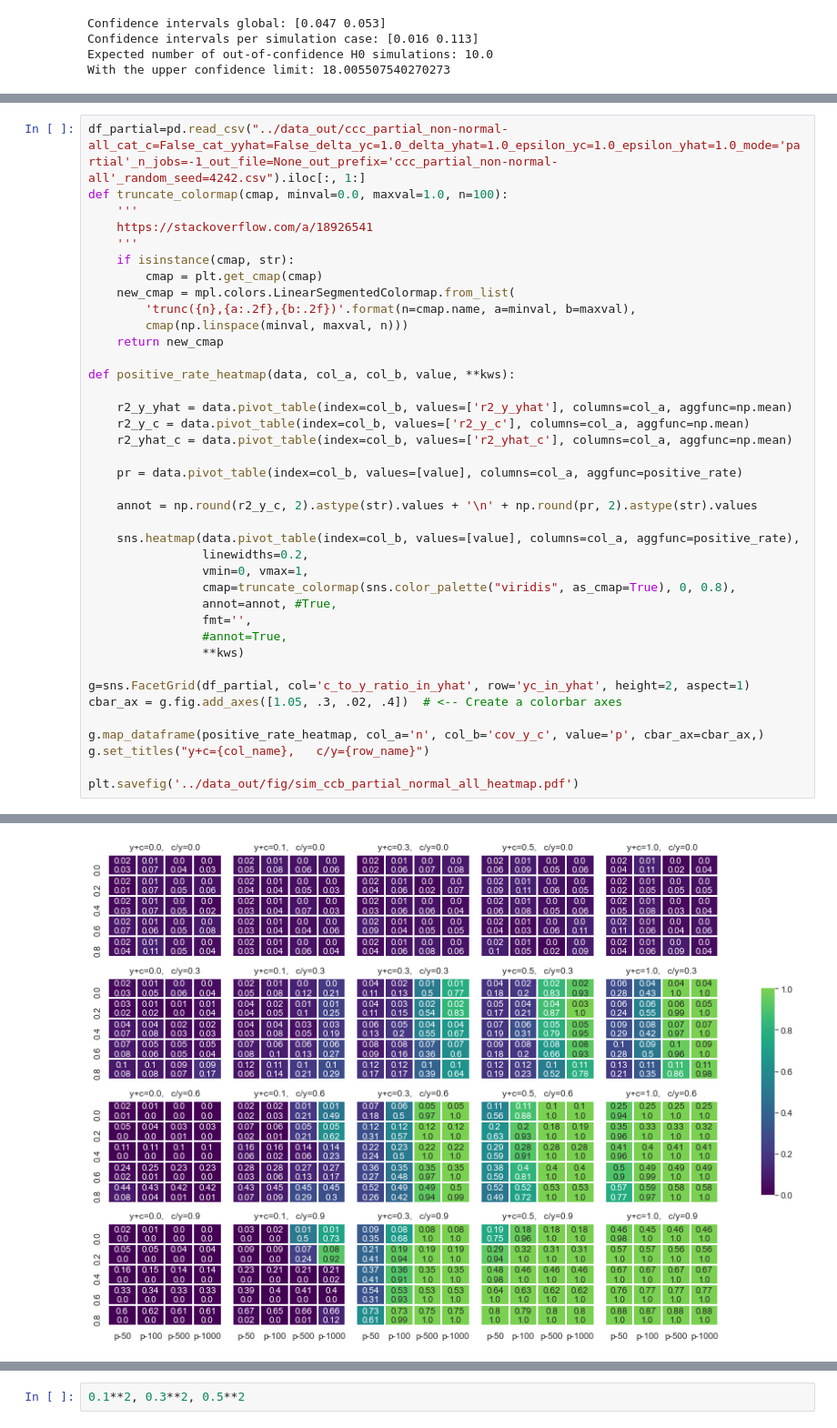
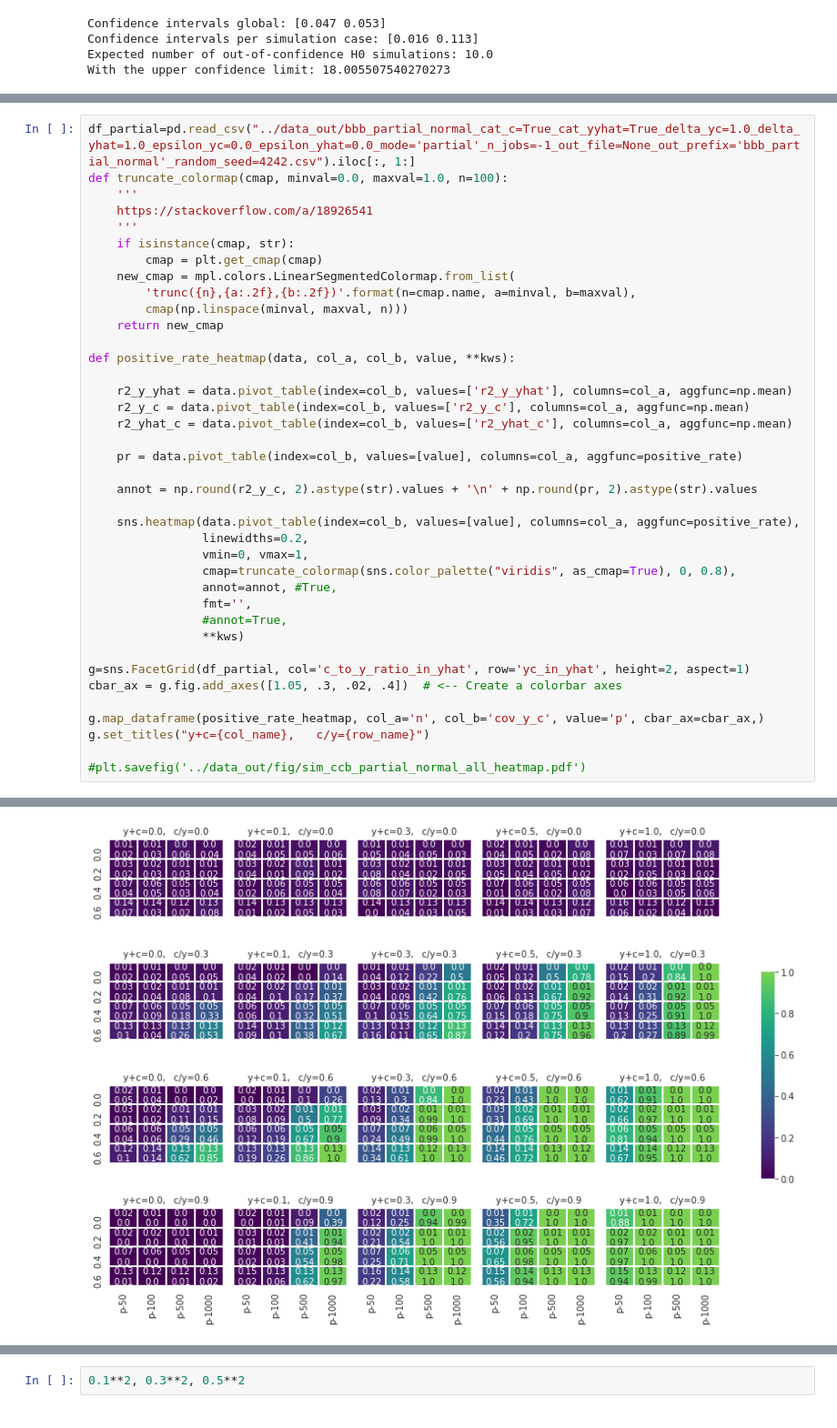
Before and after one commit to pni-lab/mlconfound, a Jupyter notebook: notebooks/plot_simulation_results_partial.ipynb, the cells around one changed output, grey strips where cells are left out. Shown at 91% size. Cells and saved outputs as stored; diff of their text form.

Commit message:
simulations: partial correlation

```diff
--- a/notebooks/plot_simulation_results_partial.ipynb
+++ b/notebooks/plot_simulation_results_partial.ipynb
@@ -472,5 +471,5 @@ plt.savefig('../data_out/fig/sim_ccb_full_normal_all_heatmap.pdf')
 # %%
-df_partial=pd.read_csv("../data_out/ccc_partial_non-normal-all_cat_c=False_cat_yyhat=False_delta_yc=1.0_delta_yhat=1.0_epsilon_yc=1.0_epsilon_yhat=1.0_mode='partial'_n_jobs=-1_out_file=None_out_prefix='ccc_partial_non-normal-all'_random_seed=4242.csv").iloc[:, 1:]
+df_partial=pd.read_csv("../data_out/bbb_partial_normal_cat_c=True_cat_yyhat=True_delta_yc=1.0_delta_yhat=1.0_epsilon_yc=0.0_epsilon_yhat=0.0_mode='partial'_n_jobs=-1_out_file=None_out_prefix='bbb_partial_normal'_random_seed=4242.csv").iloc[:, 1:]
 def truncate_colormap(cmap, minval=0.0, maxval=1.0, n=100):
     '''
     https://stackoverflow.com/a/18926541
@@ -507,5 +506,5 @@ cbar_ax = g.fig.add_axes([1.05, .3, .02, .4])  # <-- Create a colorbar axes
 g.map_dataframe(positive_rate_heatmap, col_a='n', col_b='cov_y_c', value='p', cbar_ax=cbar_ax,)
 g.set_titles("y+c={col_name},   c/y={row_name}")
 
-plt.savefig('../data_out/fig/sim_ccb_partial_normal_all_heatmap.pdf')
+#plt.savefig('../data_out/fig/sim_ccb_partial_normal_all_heatmap.pdf')
 # %% [output]
@@ -512,4 +512,4 @@ plt.savefig('../data_out/fig/sim_ccb_partial_normal_all_heatmap.pdf')
-[figure, old version]
+[figure, new version]
 # %%
 res = []
 w=0.3
```
Also changed, not shown: parts of 14 cells of this notebook, 5 other files.
